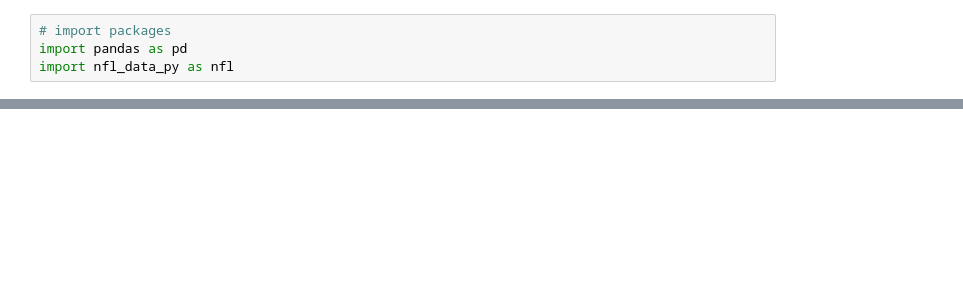
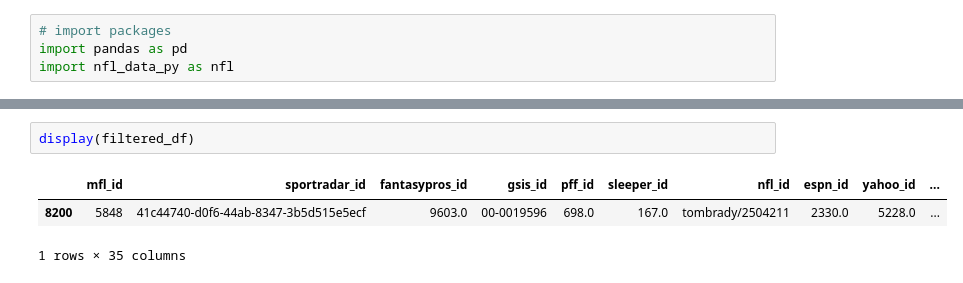
Before and after one commit to dwiltse/dfl_databricks, a Jupyter notebook: raw_data/nfl_weekly_rosters.ipynb, the cells around one changed output, grey strips where cells are left out. Saved outputs shown, nothing was run; the diff lists cells and outputs as text; blank space fills up the shorter version.

```diff
--- a/raw_data/nfl_weekly_rosters.ipynb
+++ b/raw_data/nfl_weekly_rosters.ipynb
@@ -49,0 +82,6 @@ NameError: name 'columns' is not defined
+# %%
+display(filtered_df)
+# %% [output]
+|  | mfl_id | sportradar_id | fantasypros_id | gsis_id | pff_id | sleeper_id | nfl_id | espn_id | yahoo_id | ... |
+| 8200 | 5848 | 41c44740-d0f6-44ab-8347-3b5d515e5ecf | 9603.0 | 00-0019596 | 698.0 | 167.0 | tombrady/2504211 | 2330.0 | 5228.0 | ... |
+1 rows × 35 columns
```
Also changed, not shown: parts of 10 cells of this notebook, 2 other files.
